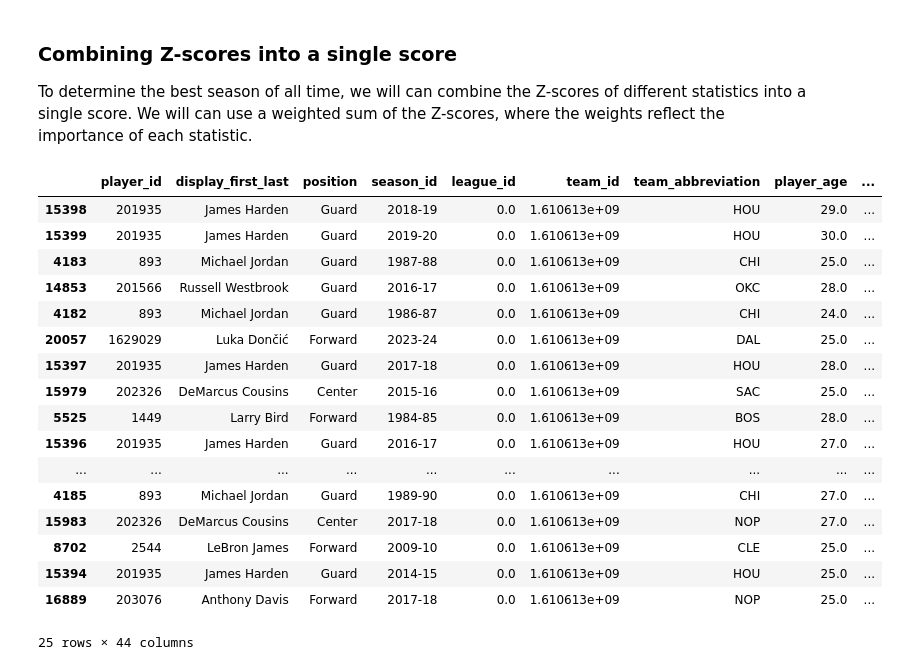
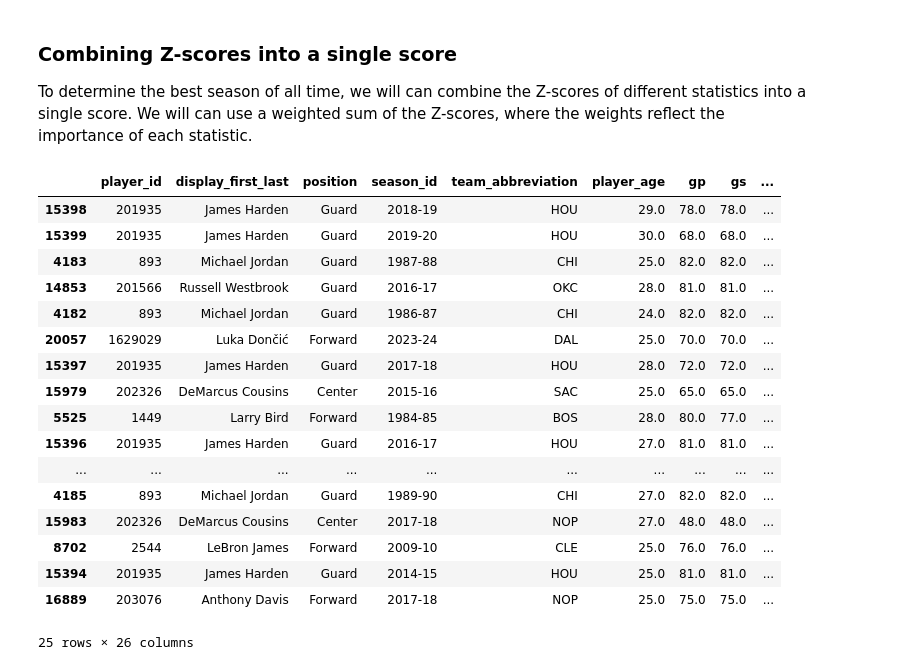
Before and after one commit to anewbegin95/nbadata, a Jupyter notebook: season_ranking.ipynb, the cells around one changed output. Saved outputs shown, nothing was run; the diff lists cells and outputs as text; code cells hidden in the pictures.

```diff
--- a/season_ranking.ipynb
+++ b/season_ranking.ipynb
@@ -151,45 +151,54 @@ To determine the best season of all time, we will can combine the Z-scores of di
 # %%
 # Define weights for each statistic
 stats_weights = {
     'fgm_zscore': 0.1,
     'fga_zscore': 0.05,
     'fg3m_zscore': 0.1,
     'fg3a_zscore': 0.05,
     'ftm_zscore': 0.05,
     'fta_zscore': 0.05,
     'oreb_zscore': 0.05,
     'dreb_zscore': 0.1,
     'ast_zscore': 0.1,
     'stl_zscore': 0.1,
     'tov_zscore': -0.05,  # Negative weight for turnovers
     'blk_zscore': 0.1,
     'pts_zscore': 0.15
 }
 
 # Calculate the combined score
 df_stats['combined_score'] = sum(df_stats[stat] * weight for stat, weight in stats_weights.items())
 
+# Assign a simple number that ranks the seasons
+df_stats['rank'] = df_stats['combined_score'].rank(ascending=False)
+
+# Drop any field with zscore in the name
+df_stats.drop(columns=[col for col in df_stats.columns if 'zscore' in col], inplace=True)
+
+# Drop stats I don't need anymore
+df_stats.drop(columns=['league_id', 'team_id', 'min', 'reb', 'pf'], inplace=True)
+
 # Sort by combined score
-df_stats.sort_values(by='combined_score', ascending=False, inplace=True)
+df_stats.sort_values(by='rank', ascending=True, inplace=True)
 
 # Display the top 25 seasons
 df_stats.head(25)
 # %% [output]
-|  | player_id | display_first_last | position | season_id | league_id | team_id | team_abbreviation | player_age | ... |
-| 15398 | 201935 | James Harden | Guard | 2018-19 | 0.0 | 1.610613e+09 | HOU | 29.0 | ... |
-| 15399 | 201935 | James Harden | Guard | 2019-20 | 0.0 | 1.610613e+09 | HOU | 30.0 | ... |
-| 4183 | 893 | Michael Jordan | Guard | 1987-88 | 0.0 | 1.610613e+09 | CHI | 25.0 | ... |
-| 14853 | 201566 | Russell Westbrook | Guard | 2016-17 | 0.0 | 1.610613e+09 | OKC | 28.0 | ... |
-| 4182 | 893 | Michael Jordan | Guard | 1986-87 | 0.0 | 1.610613e+09 | CHI | 24.0 | ... |
-| 20057 | 1629029 | Luka Dončić | Forward | 2023-24 | 0.0 | 1.610613e+09 | DAL | 25.0 | ... |
-| 15397 | 201935 | James Harden | Guard | 2017-18 | 0.0 | 1.610613e+09 | HOU | 28.0 | ... |
-| 15979 | 202326 | DeMarcus Cousins | Center | 2015-16 | 0.0 | 1.610613e+09 | SAC | 25.0 | ... |
-| 5525 | 1449 | Larry Bird | Forward | 1984-85 | 0.0 | 1.610613e+09 | BOS | 28.0 | ... |
-| 15396 | 201935 | James Harden | Guard | 2016-17 | 0.0 | 1.610613e+09 | HOU | 27.0 | ... |
+|  | player_id | display_first_last | position | season_id | team_abbreviation | player_age | gp | gs | ... |
+| 15398 | 201935 | James Harden | Guard | 2018-19 | HOU | 29.0 | 78.0 | 78.0 | ... |
+| 15399 | 201935 | James Harden | Guard | 2019-20 | HOU | 30.0 | 68.0 | 68.0 | ... |
+| 4183 | 893 | Michael Jordan | Guard | 1987-88 | CHI | 25.0 | 82.0 | 82.0 | ... |
+| 14853 | 201566 | Russell Westbrook | Guard | 2016-17 | OKC | 28.0 | 81.0 | 81.0 | ... |
+| 4182 | 893 | Michael Jordan | Guard | 1986-87 | CHI | 24.0 | 82.0 | 82.0 | ... |
+| 20057 | 1629029 | Luka Dončić | Forward | 2023-24 | DAL | 25.0 | 70.0 | 70.0 | ... |
+| 15397 | 201935 | James Harden | Guard | 2017-18 | HOU | 28.0 | 72.0 | 72.0 | ... |
+| 15979 | 202326 | DeMarcus Cousins | Center | 2015-16 | SAC | 25.0 | 65.0 | 65.0 | ... |
+| 5525 | 1449 | Larry Bird | Forward | 1984-85 | BOS | 28.0 | 80.0 | 77.0 | ... |
+| 15396 | 201935 | James Harden | Guard | 2016-17 | HOU | 27.0 | 81.0 | 81.0 | ... |
 | ... | ... | ... | ... | ... | ... | ... | ... | ... | ... |
-| 4185 | 893 | Michael Jordan | Guard | 1989-90 | 0.0 | 1.610613e+09 | CHI | 27.0 | ... |
-| 15983 | 202326 | DeMarcus Cousins | Center | 2017-18 | 0.0 | 1.610613e+09 | NOP | 27.0 | ... |
-| 8702 | 2544 | LeBron James | Forward | 2009-10 | 0.0 | 1.610613e+09 | CLE | 25.0 | ... |
-| 15394 | 201935 | James Harden | Guard | 2014-15 | 0.0 | 1.610613e+09 | HOU | 25.0 | ... |
-| 16889 | 203076 | Anthony Davis | Forward | 2017-18 | 0.0 | 1.610613e+09 | NOP | 25.0 | ... |
+| 4185 | 893 | Michael Jordan | Guard | 1989-90 | CHI | 27.0 | 82.0 | 82.0 | ... |
+| 15983 | 202326 | DeMarcus Cousins | Center | 2017-18 | NOP | 27.0 | 48.0 | 48.0 | ... |
+| 8702 | 2544 | LeBron James | Forward | 2009-10 | CLE | 25.0 | 76.0 | 76.0 | ... |
+| 15394 | 201935 | James Harden | Guard | 2014-15 | HOU | 25.0 | 81.0 | 81.0 | ... |
+| 16889 | 203076 | Anthony Davis | Forward | 2017-18 | NOP | 25.0 | 75.0 | 75.0 | ... |
-25 rows × 44 columns
+25 rows × 26 columns
```
Also changed, not shown: parts of 1 cell of this notebook.
